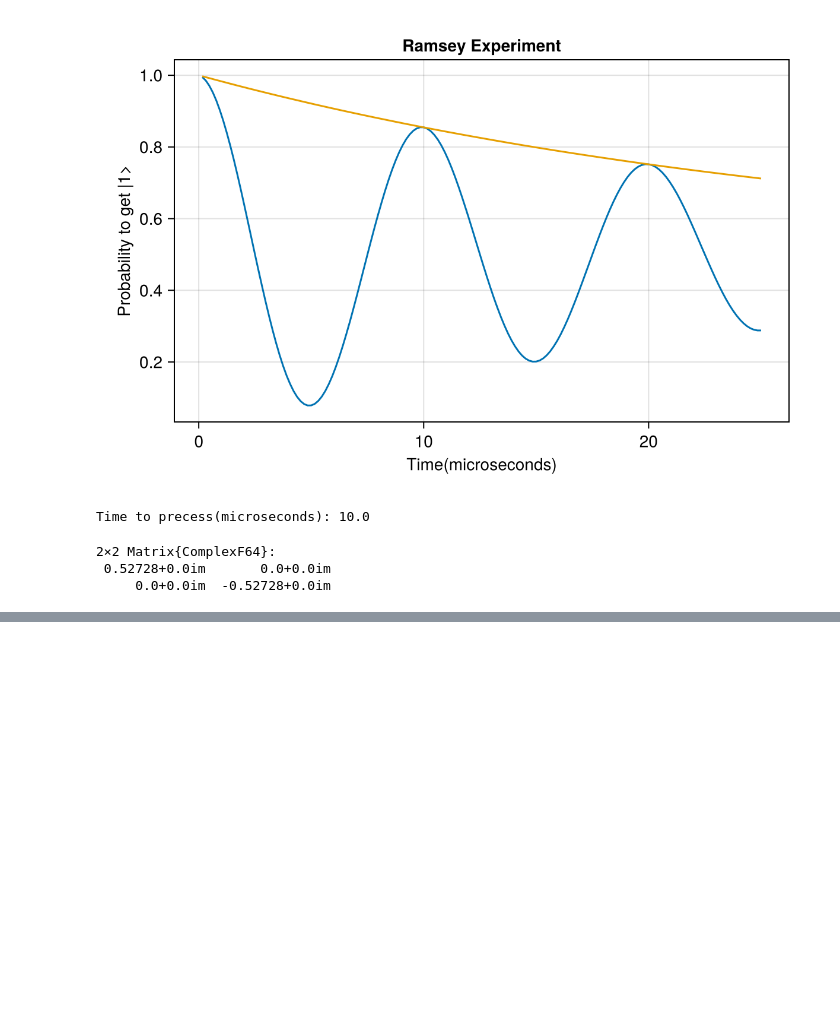
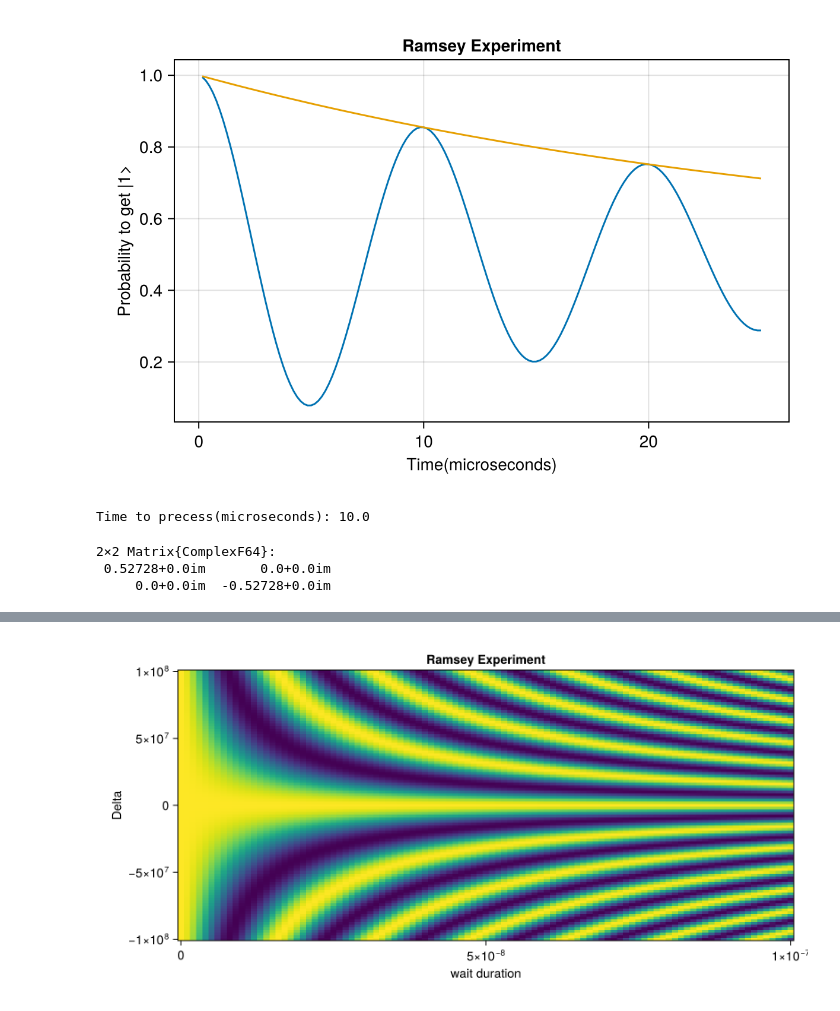
Before and after one commit to Ianborden/Quantum-APL, a Jupyter notebook: Week 8/Ramsey_week8.ipynb, the cells around one changed output, grey strips where cells are left out. Drawn from its saved outputs; the diff is of its cells as text; code cells hidden in the pictures; blank space fills up the shorter version.

```diff
--- a/Week 8/Ramsey_week8.ipynb
+++ b/Week 8/Ramsey_week8.ipynb
@@ -159,0 +219,9 @@ H = ħ/2 * Δ * σz
+# %%
+Ts = range(0, 1e-6, length = 101)
+Δs = range(-1e8, 1e8, length = 101)
+probs = zeros(length(Δs), length(Ts))
+for (i,Δ) in enumerate(Δs)
+    for (j, t) in enumerate(Ts)
+        probs[i, j] = real(simulate_ramsey_other(t, Δ).expect[end]) ^ 2
+    end
+end
@@ -159,0 +248,7 @@ H = ħ/2 * Δ * σz
+# %%
+fig = Figure(size = (800, 400))
+ax = Axis(fig[1, 1], title = "Ramsey Experiment", xlabel = "wait duration", ylabel = "Delta")
+heatmap!(ax, Ts, Δs, probs')
+fig
+# %% [output]
+[figure, added]
```
Also changed, not shown: parts of 8 cells of this notebook, 2 other files.
